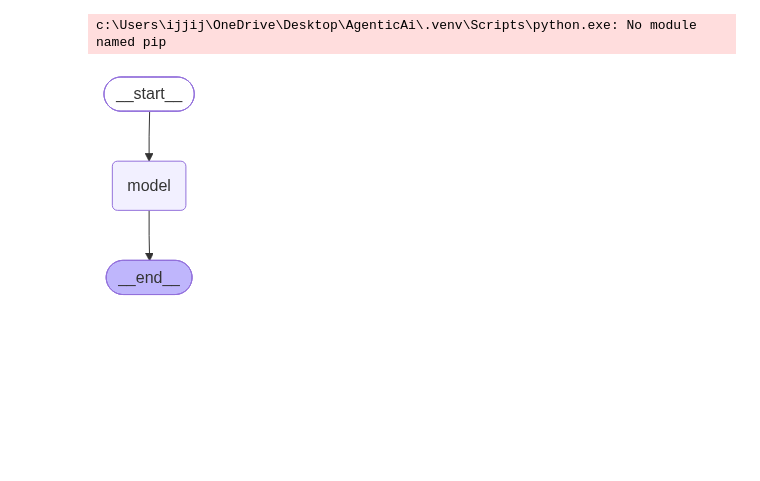
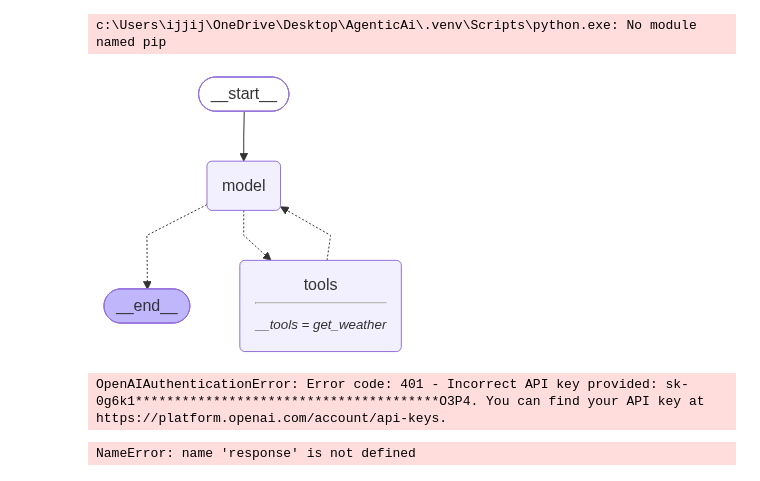
Before and after one commit to madhu967/AgenticAi, a Jupyter notebook: Langchain01/01.Langchainintro.ipynb, the cells around one changed output. Cells and saved outputs as stored; diff of their text form; code cells hidden in the pictures; blank space fills up the shorter version.

Commit message:
Agent Creation and tool calling

```diff
--- a/Langchain01/01.Langchainintro.ipynb
+++ b/Langchain01/01.Langchainintro.ipynb
@@ -17,12 +22,25 @@ os.environ["OPENAI_API_KEY"] = os.getenv("OPENAI_API_KEY")
 # %%
 from langchain.agents import create_agent
 
+def get_weather(city:str)-> str:
+    """Get the weather for a city"""
+    return f"The weather in {city} is sunny."
+
 agent = create_agent(
     model="openai:gpt-5",
-    tools=[],
+    tools=[get_weather],
     system_prompt="You are a helpful assistant that can answer questions about the world.",
 )
 
 agent
 # %% [output]
-[figure, old version]
+[figure, new version]
+# %%
+# Running the agent
+response=agent.invoke({"messages": [{"role": "user", "content": "What is the weather in New York?"}]})
+# %% [output]
+OpenAIAuthenticationError: Error code: 401 - Incorrect API key provided: sk-0g6k1***************************************O3P4. You can find your API key at https://platform.openai.com/account/api-keys.
+# %%
+response["messages"]
+# %% [output]
+NameError: name 'response' is not defined
```
Also changed, not shown: parts of 2 cells of this notebook.
